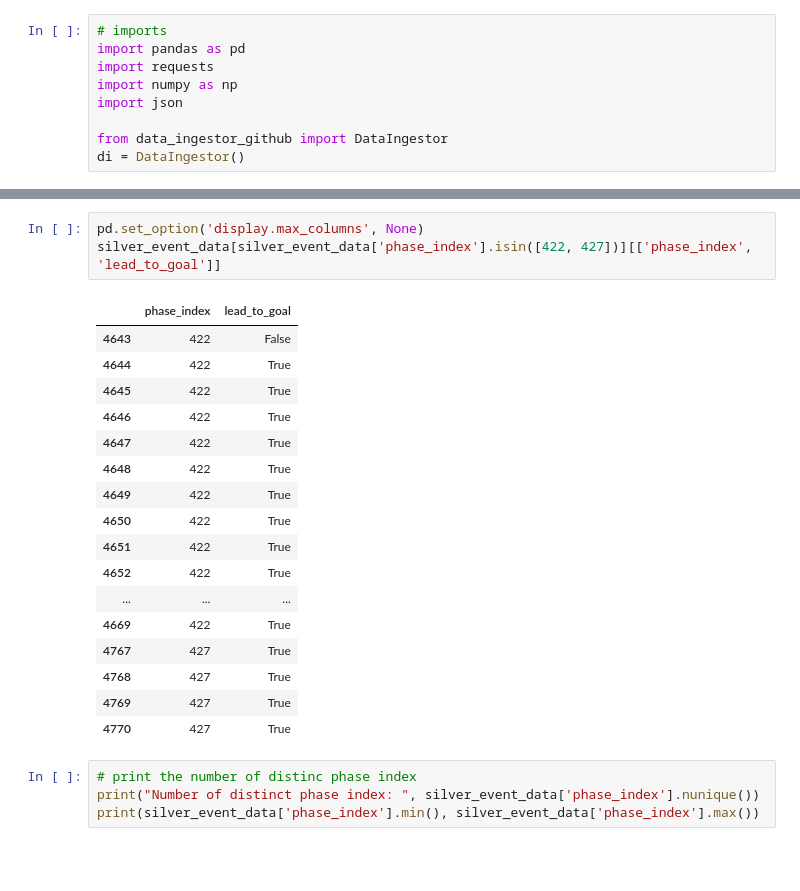
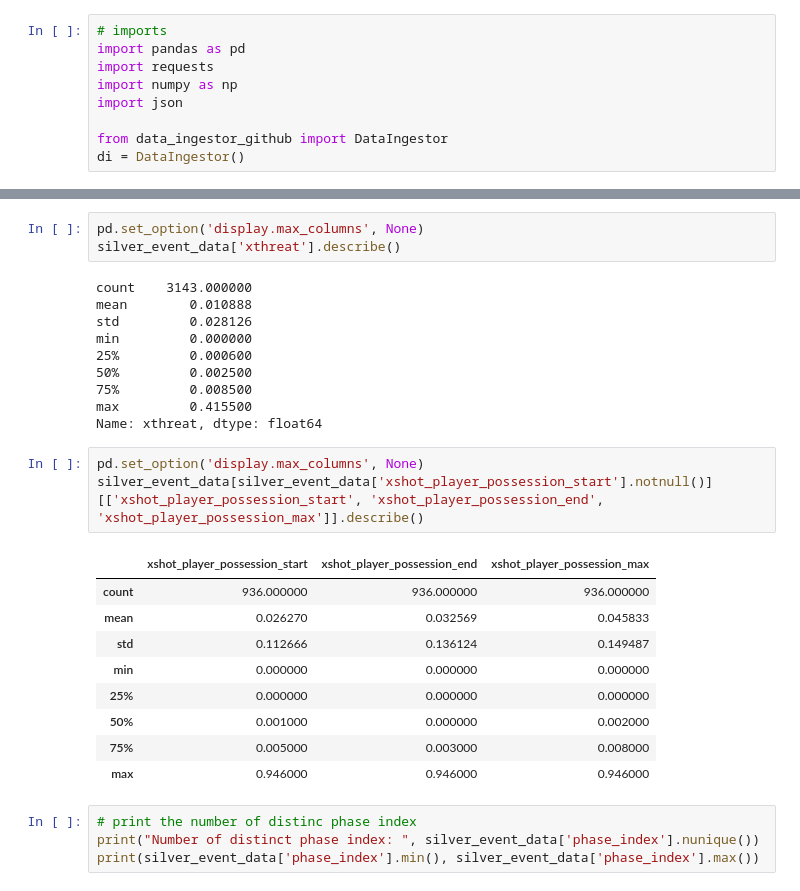
Before and after one commit to MihirT906/PlayTactix, a Jupyter notebook: backend/services/test_data_ingestion.ipynb, the cells around one changed output, grey strips where cells are left out. Saved outputs shown, nothing was run; the diff lists cells and outputs as text; blank space fills up the shorter version.

```diff
--- a/backend/services/test_data_ingestion.ipynb
+++ b/backend/services/test_data_ingestion.ipynb
@@ -32,24 +18,29 @@ See the caveats in the documentation: https://pandas.pydata.org/pandas-docs/stab
+# %%
+pd.set_option('display.max_columns', None)
+silver_event_data['xthreat'].describe()
+# %% [output]
+count    3143.000000
+mean        0.010888
+std         0.028126
+min         0.000000
+25%         0.000600
+50%         0.002500
+75%         0.008500
+max         0.415500
+Name: xthreat, dtype: float64
 # %%
 pd.set_option('display.max_columns', None)
-silver_event_data[silver_event_data['phase_index'].isin([422, 427])][['phase_index', 'lead_to_goal']]
+silver_event_data[silver_event_data['xshot_player_possession_start'].notnull()][['xshot_player_possession_start', 'xshot_player_possession_end', 'xshot_player_possession_max']].describe()
 # %% [output]
-|  | phase_index | lead_to_goal |
-| 4643 | 422 | False |
-| 4644 | 422 | True |
-| 4645 | 422 | True |
-| 4646 | 422 | True |
-| 4647 | 422 | True |
-| 4648 | 422 | True |
-| 4649 | 422 | True |
-| 4650 | 422 | True |
-| 4651 | 422 | True |
-| 4652 | 422 | True |
-| ... | ... | ... |
-| 4669 | 422 | True |
-| 4767 | 427 | True |
-| 4768 | 427 | True |
-| 4769 | 427 | True |
-| 4770 | 427 | True |
+|  | xshot_player_possession_start | xshot_player_possession_end | xshot_player_possession_max |
+| count | 936.000000 | 936.000000 | 936.000000 |
+| mean | 0.026270 | 0.032569 | 0.045833 |
+| std | 0.112666 | 0.136124 | 0.149487 |
+| min | 0.000000 | 0.000000 | 0.000000 |
+| 25% | 0.000000 | 0.000000 | 0.000000 |
+| 50% | 0.001000 | 0.000000 | 0.002000 |
+| 75% | 0.005000 | 0.003000 | 0.008000 |
+| max | 0.946000 | 0.946000 | 0.946000 |
 # %%
 # print the number of distinc phase index
 print("Number of distinct phase index: ", silver_event_data['phase_index'].nunique())
```
Also changed, not shown: parts of 2 cells of this notebook, 12 other files.
